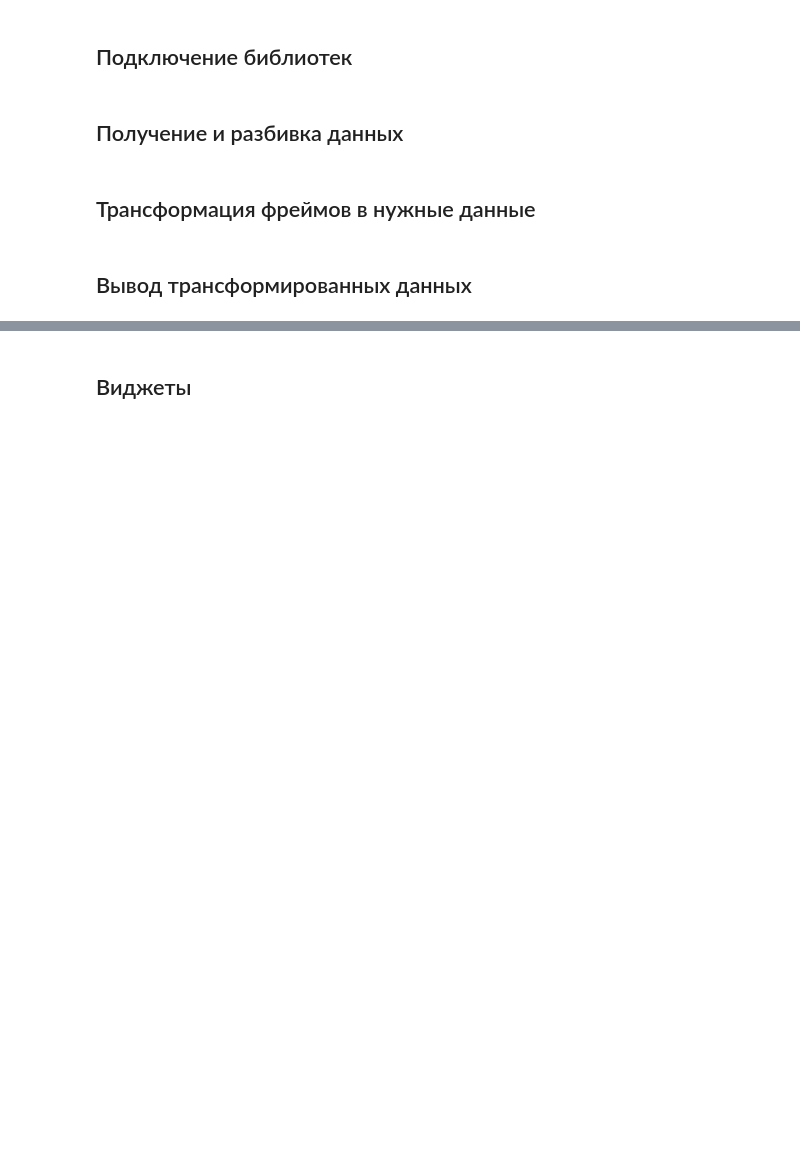
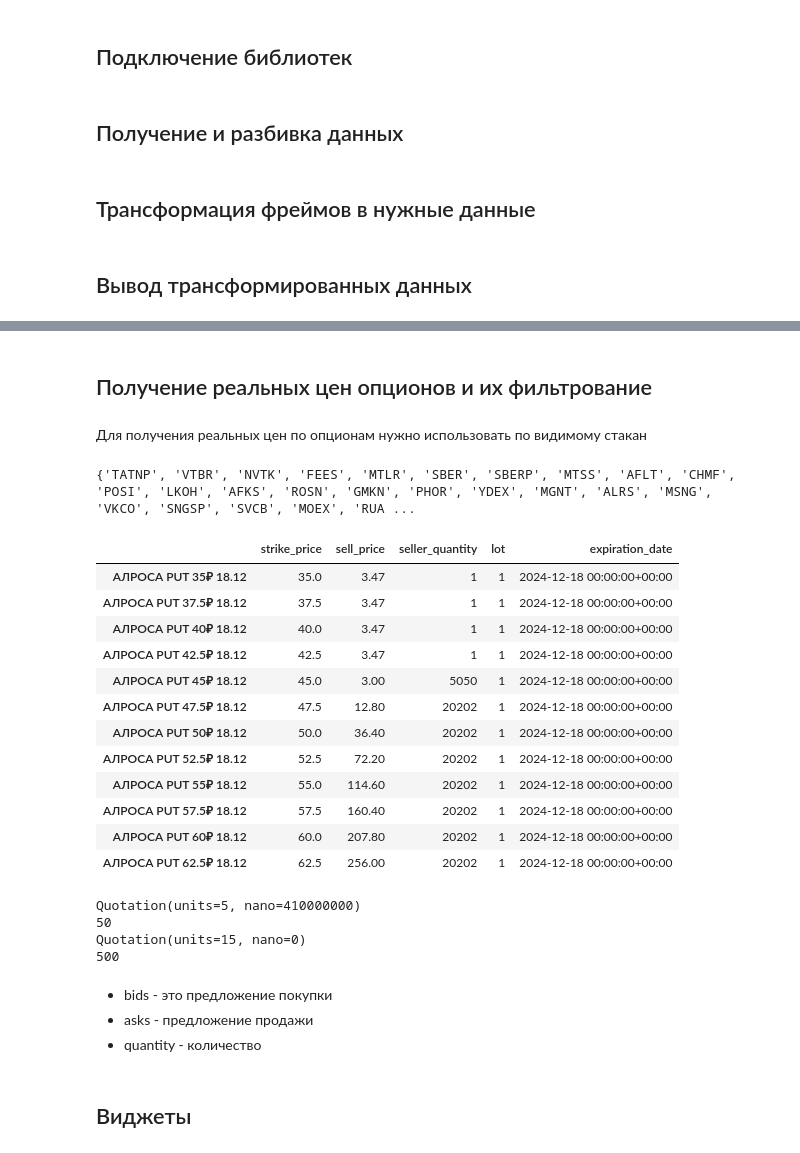
Before and after one commit to UncleVasyafromIzhevsk/TinvestOptions, a Jupyter notebook: educational_db.ipynb, the cells around one changed output, grey strips where cells are left out. Saved outputs shown, nothing was run; the diff lists cells and outputs as text; code cells hidden in the pictures; blank space fills up the shorter version.

Commit message:
добавлен метод получения стакана

```diff
--- a/educational_db.ipynb
+++ b/educational_db.ipynb
@@ -1012,0 +1036,17 @@ df_all_options_CALL_tr
+# %% [markdown]
+## Получение реальных цен опционов и их фильтрование
+# %% [markdown]
+Для получения реальных цен по опционам нужно использовать по видимому стакан
+# %%
+print(set(df_PUT_1812.basic_asset))
+# %% [output]
+{'TATNP', 'VTBR', 'NVTK', 'FEES', 'MTLR', 'SBER', 'SBERP', 'MTSS', 'AFLT', 'CHMF', 'POSI', 'LKOH', 'AFKS', 'ROSN', 'GMKN', 'PHOR', 'YDEX', 'MGNT', 'ALRS', 'MSNG', 'VKCO', 'SNGSP', 'SVCB', 'MOEX', 'RUA ...
+# %%
+# Фрейм верхней цены продавца и его количество
+df_prize_PUT_tomorrow_BA = pd.DataFrame(
+    columns=['strike_price', 'sell_price', 'seller_quantity', 'lot', 'expiration_date']
+)
+# Фрейм отфильтрованных опционов по дате
+df_PUT_1812 = df_all_options_PUT_tr[df_all_options_PUT_tr.expiration_date[:] == pd.to_datetime('2024-12-18', utc=True)]
+# Фильтр по БА
+df_PUT_1812_BA = df_PUT_1812[df_PUT_1812.basic_asset == 'ALRS']
@@ -1013,3 +1065,39 @@ df_all_options_CALL_tr
+# %%
+df_prize_PUT_tomorrow_BA.sort_values('strike_price')
+# %% [output]
+|  | strike_price | sell_price | seller_quantity | lot | expiration_date |
+| АЛРОСА PUT 35₽ 18.12 | 35.0 | 3.47 | 1 | 1 | 2024-12-18 00:00:00+00:00 |
+| АЛРОСА PUT 37.5₽ 18.12 | 37.5 | 3.47 | 1 | 1 | 2024-12-18 00:00:00+00:00 |
+| АЛРОСА PUT 40₽ 18.12 | 40.0 | 3.47 | 1 | 1 | 2024-12-18 00:00:00+00:00 |
+| АЛРОСА PUT 42.5₽ 18.12 | 42.5 | 3.47 | 1 | 1 | 2024-12-18 00:00:00+00:00 |
+| АЛРОСА PUT 45₽ 18.12 | 45.0 | 3.00 | 5050 | 1 | 2024-12-18 00:00:00+00:00 |
+| АЛРОСА PUT 47.5₽ 18.12 | 47.5 | 12.80 | 20202 | 1 | 2024-12-18 00:00:00+00:00 |
+| АЛРОСА PUT 50₽ 18.12 | 50.0 | 36.40 | 20202 | 1 | 2024-12-18 00:00:00+00:00 |
+| АЛРОСА PUT 52.5₽ 18.12 | 52.5 | 72.20 | 20202 | 1 | 2024-12-18 00:00:00+00:00 |
+| АЛРОСА PUT 55₽ 18.12 | 55.0 | 114.60 | 20202 | 1 | 2024-12-18 00:00:00+00:00 |
+| АЛРОСА PUT 57.5₽ 18.12 | 57.5 | 160.40 | 20202 | 1 | 2024-12-18 00:00:00+00:00 |
+| АЛРОСА PUT 60₽ 18.12 | 60.0 | 207.80 | 20202 | 1 | 2024-12-18 00:00:00+00:00 |
+| АЛРОСА PUT 62.5₽ 18.12 | 62.5 | 256.00 | 20202 | 1 | 2024-12-18 00:00:00+00:00 |
+# %%
+# Получение стакана по одному инструменту
+order_book = await tin.tinGetOrderBook(
+    depth=1,
+    figi='ef1417ea-08c8-479d-9a0f-8cc493b3cd6e',
+    instrument_id='ef1417ea-08c8-479d-9a0f-8cc493b3cd6e'
+)
+print(order_book.bids[0].price)
+print(order_book.bids[0].quantity)
+print(order_book.asks[0].price)
+print(order_book.asks[0].quantity)
+# %% [output]
+Quotation(units=5, nano=410000000)
+50
+Quotation(units=15, nano=0)
+500
+# %% [markdown]
+* bids - это предложение покупки
+* asks - предложение продажи
+* quantity - количество
 # %% [markdown]
 ## Виджеты
 # %%
```
Also changed, not shown: parts of 4 cells of this notebook, 1 other file.
